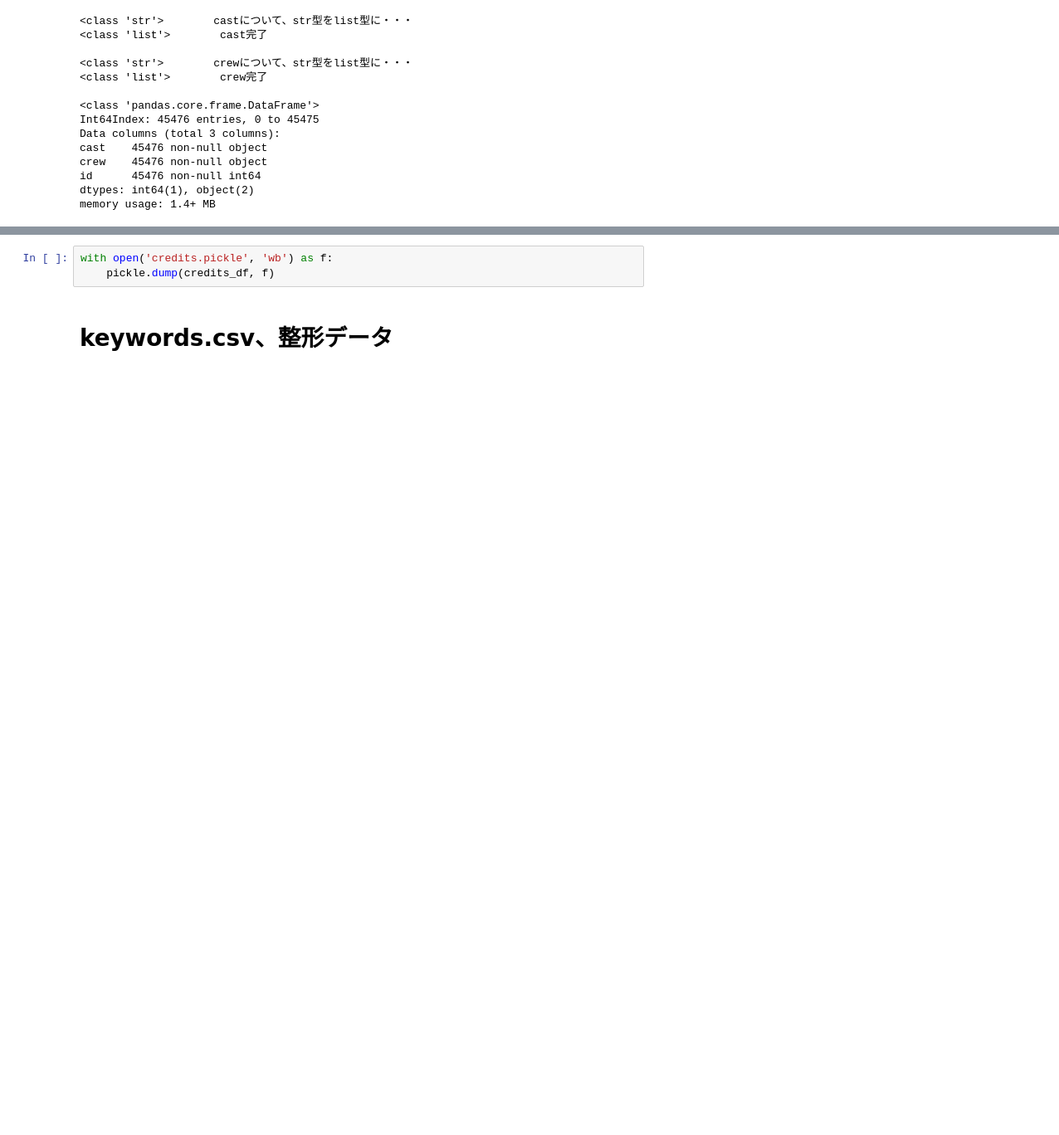
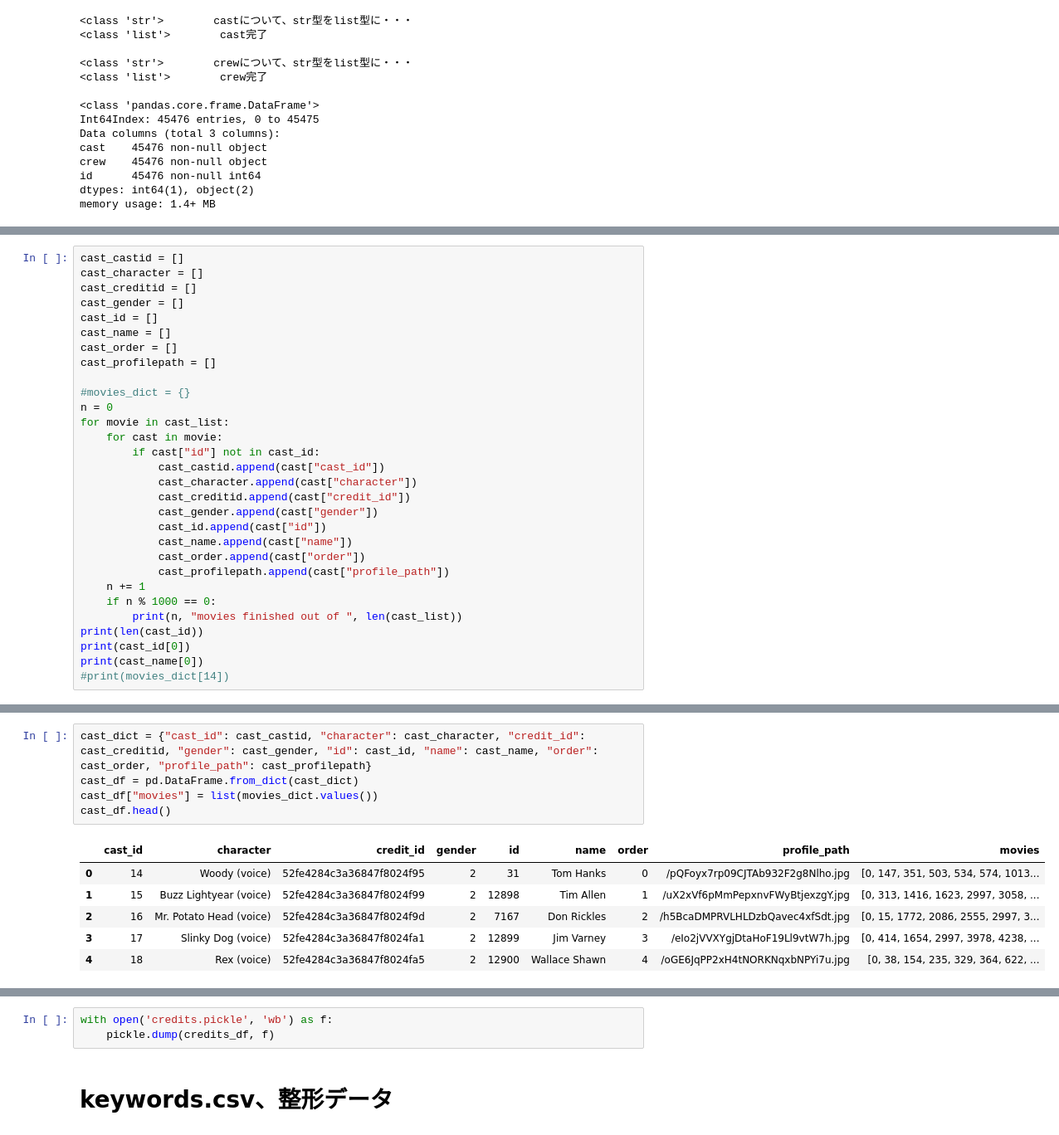
Before and after one commit to gci-team4/movie_gaia, a Jupyter notebook: make-table.ipynb, the cells around one changed output, grey strips where cells are left out. Shown at 83% size. Saved outputs shown, nothing was run; the diff lists cells and outputs as text; blank space fills up the shorter version.

```diff
--- a/make-table.ipynb
+++ b/make-table.ipynb
@@ -73,0 +124,30 @@ memory usage: 1.4+ MB
+# %%
+cast_castid = []
+cast_character = []
+cast_creditid = []
+cast_gender = []
+cast_id = []
+cast_name = []
+cast_order = []
+cast_profilepath = []
+
+#movies_dict = {}
+n = 0
+for movie in cast_list:
+    for cast in movie:
+        if cast["id"] not in cast_id:
+            cast_castid.append(cast["cast_id"])
+            cast_character.append(cast["character"])
+            cast_creditid.append(cast["credit_id"])
+            cast_gender.append(cast["gender"])
+            cast_id.append(cast["id"])
+            cast_name.append(cast["name"])
+            cast_order.append(cast["order"])
+            cast_profilepath.append(cast["profile_path"])
+    n += 1
+    if n % 1000 == 0:
+        print(n, "movies finished out of ", len(cast_list))
+print(len(cast_id))
+print(cast_id[0])
+print(cast_name[0])
+#print(movies_dict[14])
@@ -73,0 +172,12 @@ memory usage: 1.4+ MB
+# %%
+cast_dict = {"cast_id": cast_castid, "character": cast_character, "credit_id": cast_creditid, "gender": cast_gender, "id": cast_id, "name": cast_name, "order": cast_order, "profile_path": cast_profilepath}
+cast_df = pd.DataFrame.from_dict(cast_dict)
+cast_df["movies"] = list(movies_dict.values())
+cast_df.head()
+# %% [output]
+|  | cast_id | character | credit_id | gender | id | name | order | profile_path | movies |
+| 0 | 14 | Woody (voice) | 52fe4284c3a36847f8024f95 | 2 | 31 | Tom Hanks | 0 | /pQFoyx7rp09CJTAb932F2g8Nlho.jpg | [0, 147, 351, 503, 534, 574, 1013... |
+| 1 | 15 | Buzz Lightyear (voice) | 52fe4284c3a36847f8024f99 | 2 | 12898 | Tim Allen | 1 | /uX2xVf6pMmPepxnvFWyBtjexzgY.jpg | [0, 313, 1416, 1623, 2997, 3058, ... |
+| 2 | 16 | Mr. Potato Head (voice) | 52fe4284c3a36847f8024f9d | 2 | 7167 | Don Rickles | 2 | /h5BcaDMPRVLHLDzbQavec4xfSdt.jpg | [0, 15, 1772, 2086, 2555, 2997, 3... |
+| 3 | 17 | Slinky Dog (voice) | 52fe4284c3a36847f8024fa1 | 2 | 12899 | Jim Varney | 3 | /eIo2jVVXYgjDtaHoF19Ll9vtW7h.jpg | [0, 414, 1654, 2997, 3978, 4238, ... |
+| 4 | 18 | Rex (voice) | 52fe4284c3a36847f8024fa5 | 2 | 12900 | Wallace Shawn | 4 | /oGE6JqPP2xH4tNORKNqxbNPYi7u.jpg | [0, 38, 154, 235, 329, 364, 622, ... |
```
Also changed, not shown: parts of 22 cells of this notebook.
